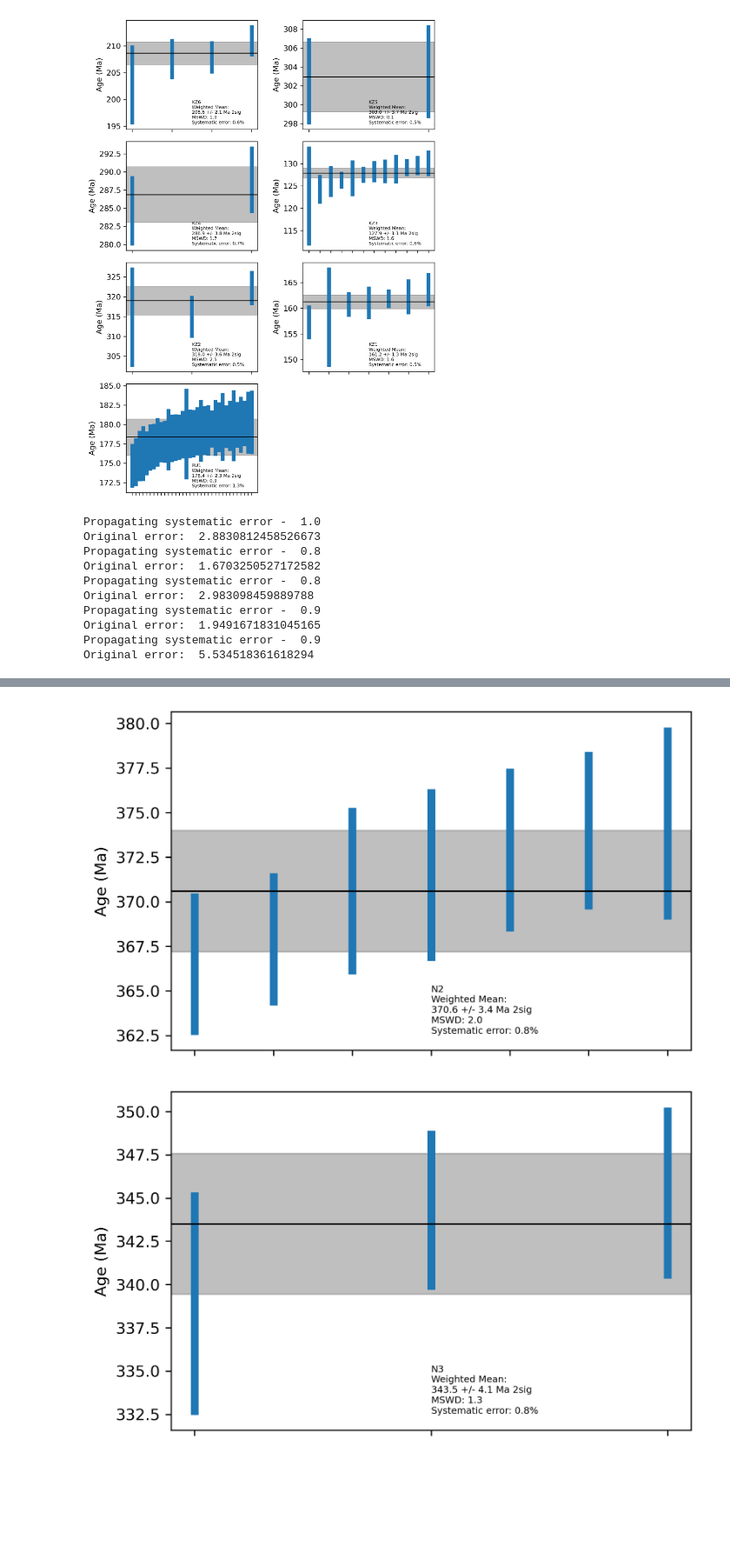
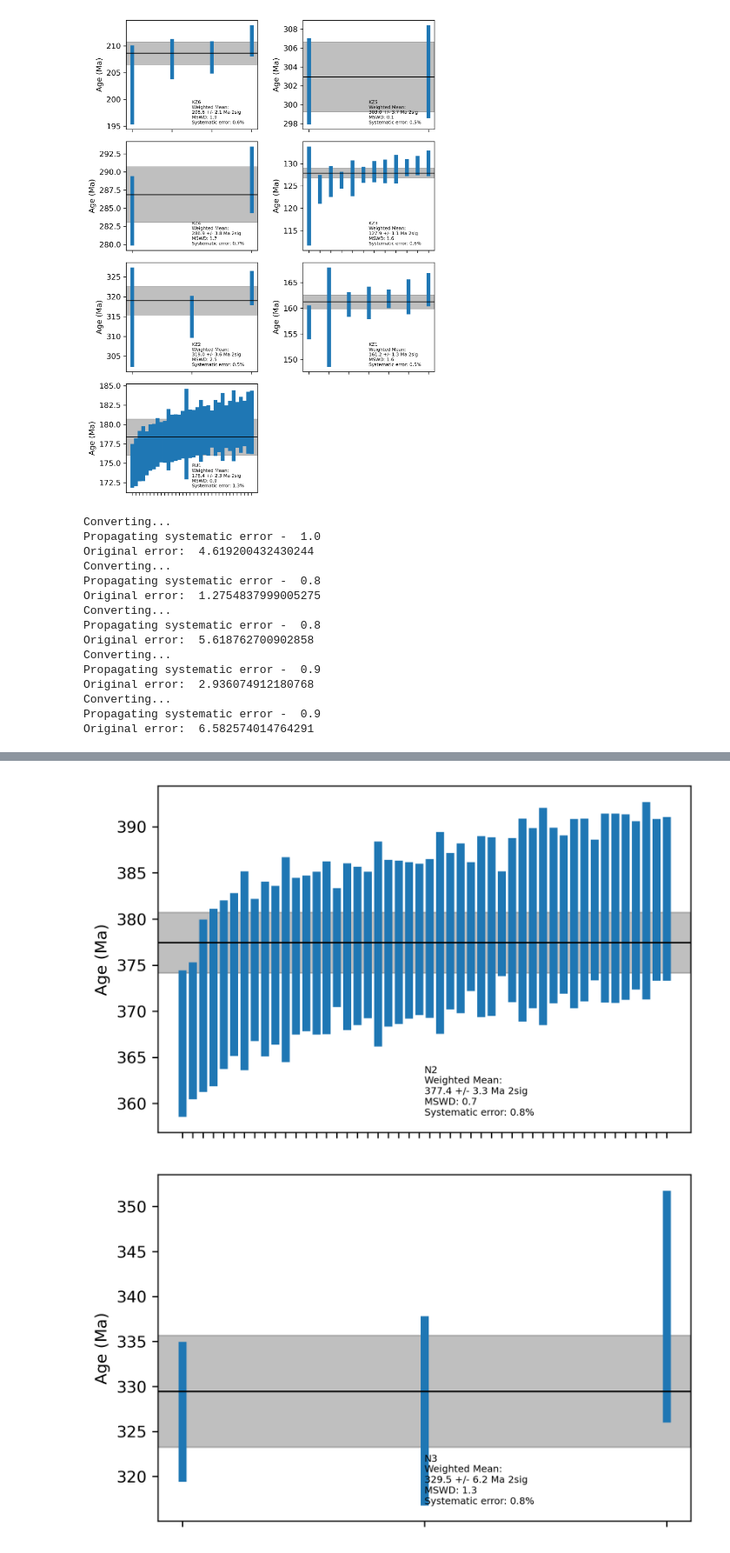
Before and after one commit to dyvasey/dz-caucasus, a Jupyter notebook: supp.ipynb, the cells around one changed output, grey strips where cells are left out. Shown at 87% size. Cells and saved outputs as stored; diff of their text form; code cells hidden in the pictures; blank space fills up the shorter version.

```diff
--- a/supp.ipynb
+++ b/supp.ipynb
@@ -84,7 +84,8 @@ syst_238 = {'NW-GC':0.9,'N1':1.0,'N2':0.8,'N3':0.8,'N5':0.9}
 
 for smp in samples:
     if smp.name in ['NW-GC','N1','N2','N3','N5']:
-        smp.calc_bestage(col_238='238/206 U-Pb Age',col_207='206/207 Pb Age',err_238='238 Error',err_207='206 Error',use_err=True,err_lev='2sig')
+        smp.calc_bestage(col_238='238/206 U-Pb Age',col_207='206/207 Pb Age',err_238='238 Error',err_207='206 Error',use_err=True,err_lev='1sig')
+        smp.convert_1sigto2sig()
         smp.syst_238 = syst_238[smp.name]
         smp.calc_mda(systematic=True)
         age_errors = pd.concat([smp.bestage,smp.besterror],axis=1).dropna(how='any')
@@ -92,13 +93,18 @@ for smp in samples:
         smp.ysg = ages_sorted.iloc[0,0]
         smp.ysg_err = ages_sorted.iloc[0,1]
 # %% [output]
+Converting...
 Propagating systematic error -  1.0
-Original error:  2.8830812458526673
+Original error:  4.619200432430244
+Converting...
 Propagating systematic error -  0.8
-Original error:  1.6703250527172582
+Original error:  1.2754837999005275
+Converting...
 Propagating systematic error -  0.8
-Original error:  2.983098459889788
+Original error:  5.618762700902858
+Converting...
 Propagating systematic error -  0.9
-Original error:  1.9491671831045165
+Original error:  2.936074912180768
+Converting...
 Propagating systematic error -  0.9
-Original error:  5.534518361618294
+Original error:  6.582574014764291
@@ -106,2 +112,2 @@ Original error:  5.534518361618294
-[figure, old version]
+[figure, new version]
-[figure, old version]
+[figure, new version]
```
Also changed, not shown: parts of 2 cells of this notebook.
